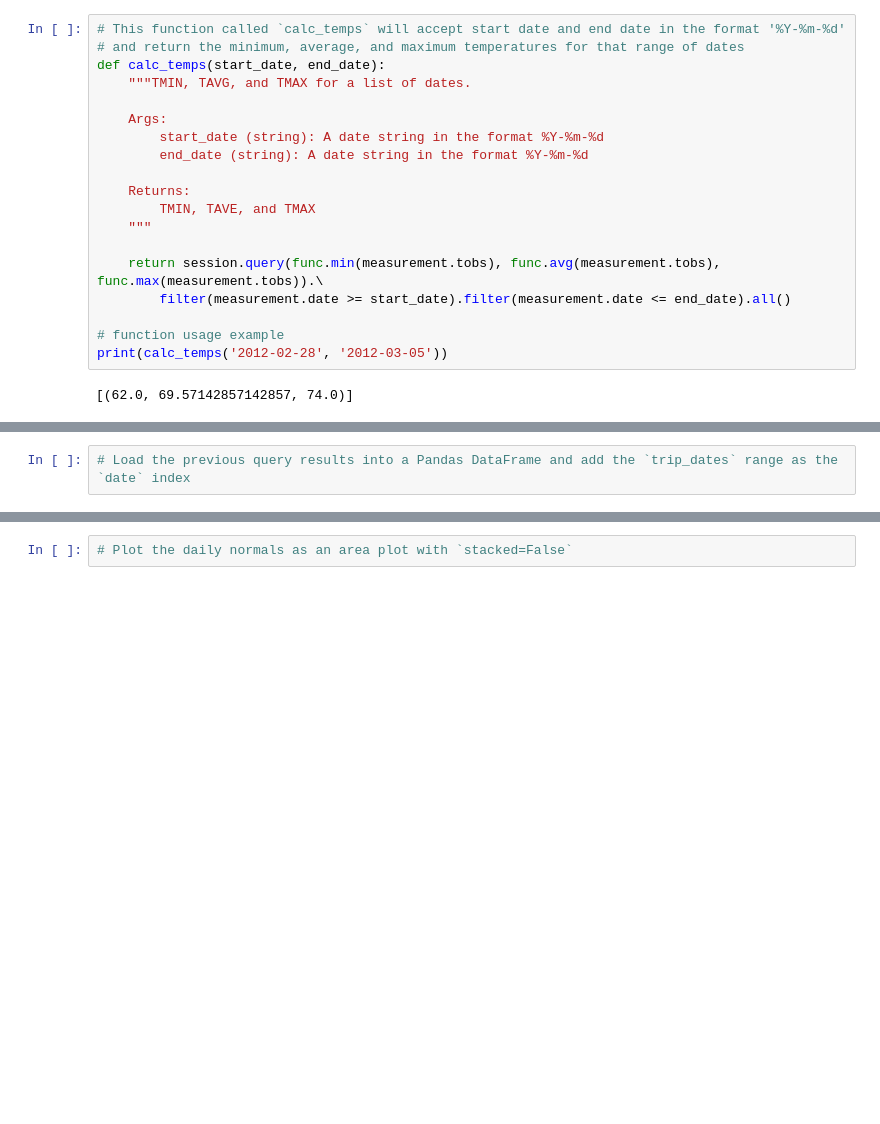
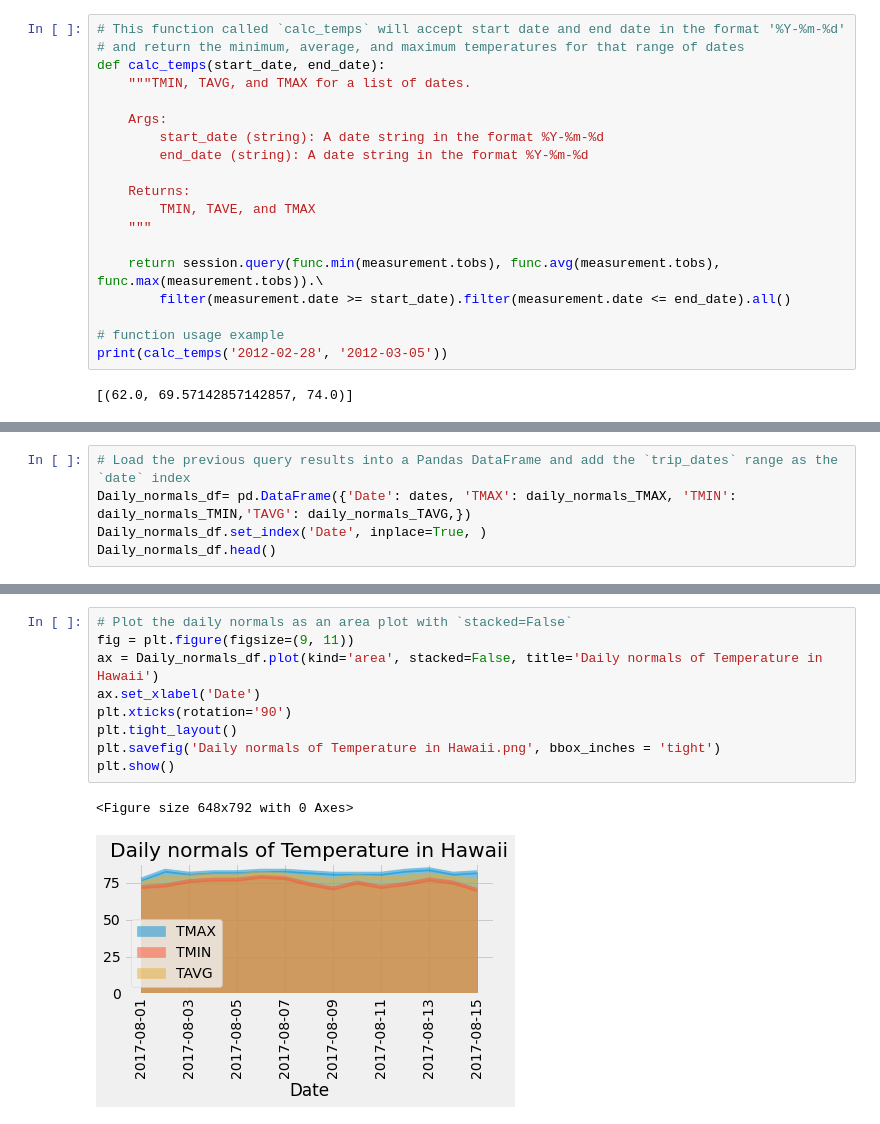
Before and after one commit to TechnJoe/Sqlalchemy-Challenge, a Jupyter notebook: climate_starter.ipynb, the cells around one changed output, grey strips where cells are left out. Drawn from its saved outputs; the diff is of its cells as text; blank space fills up the shorter version.

```diff
--- a/climate_starter.ipynb
+++ b/climate_starter.ipynb
@@ -268,3 +347,6 @@ daily_normals("01-01")
 # Loop through the list of %m-%d strings and calculate the normals for each date
 # %%
 # Load the previous query results into a Pandas DataFrame and add the `trip_dates` range as the `date` index
+Daily_normals_df= pd.DataFrame({'Date': dates, 'TMAX': daily_normals_TMAX, 'TMIN': daily_normals_TMIN,'TAVG': daily_normals_TAVG,})
+Daily_normals_df.set_index('Date', inplace=True, )
+Daily_normals_df.head()
@@ -271,2 +361,12 @@ daily_normals("01-01")
-# %%
-# Plot the daily normals as an area plot with `stacked=False`
+# %%
+# Plot the daily normals as an area plot with `stacked=False`
+fig = plt.figure(figsize=(9, 11))
+ax = Daily_normals_df.plot(kind='area', stacked=False, title='Daily normals of Temperature in Hawaii')
+ax.set_xlabel('Date')
+plt.xticks(rotation='90')
+plt.tight_layout()
+plt.savefig('Daily normals of Temperature in Hawaii.png', bbox_inches = 'tight')
+plt.show()
+# %% [output]
+<Figure size 648x792 with 0 Axes>
+[figure, added]
```
Also changed, not shown: parts of 11 cells of this notebook, 1 other file.
